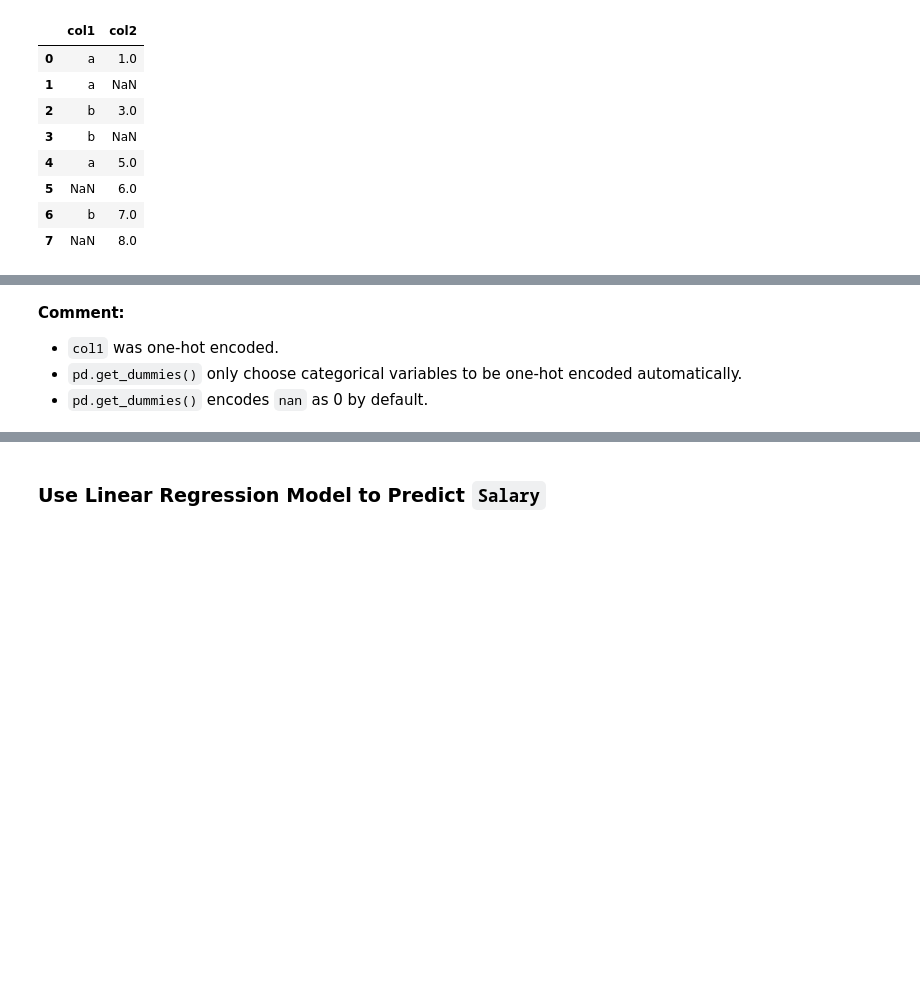
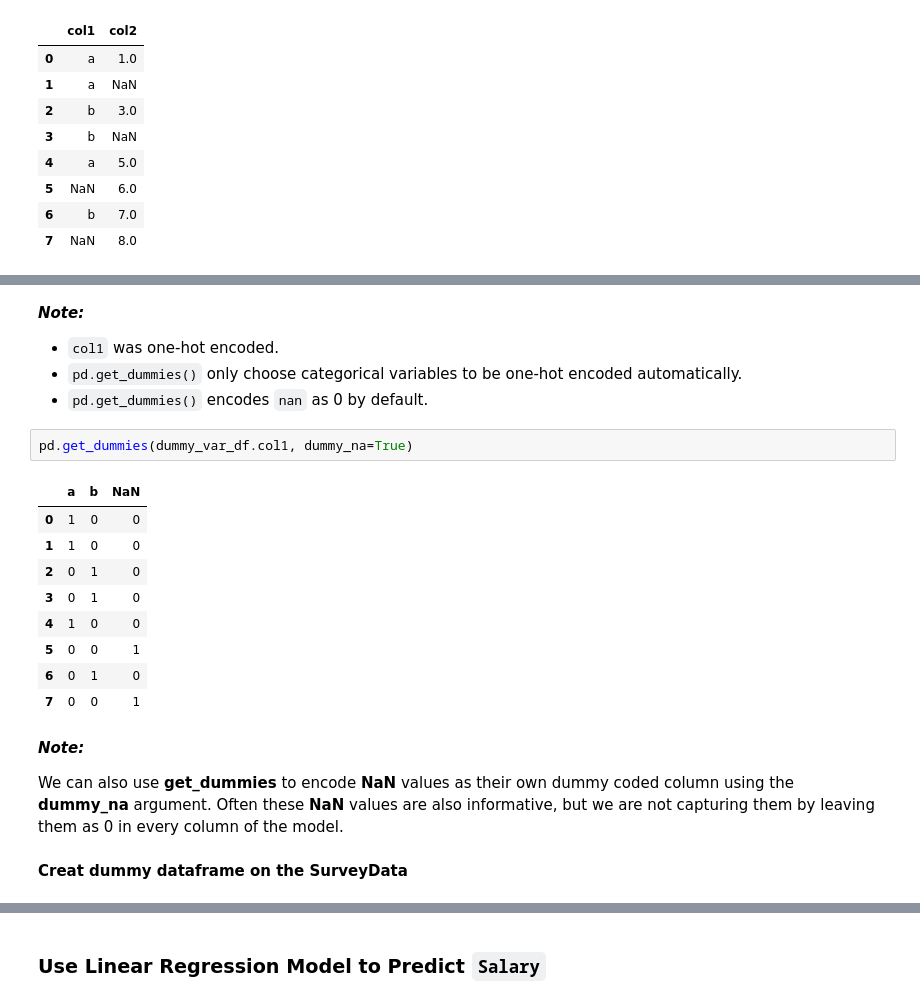
Before and after one commit to Alex-YuZ/SurveyDataAnalysis, a Jupyter notebook: SurveyDataAnalysis.ipynb, the cells around one changed output, grey strips where cells are left out. Saved outputs shown, nothing was run; the diff lists cells and outputs as text; blank space fills up the shorter version.

```diff
--- a/SurveyDataAnalysis.ipynb
+++ b/SurveyDataAnalysis.ipynb
@@ -1164,8 +1162,26 @@ pd.get_dummies(dummy_var_df, )
 | 6 | 7.0 | 0 | 1 |
 | 7 | 8.0 | 0 | 0 |
 # %% [markdown]
-**Comment:**
+___Note:___
 
 - `col1` was one-hot encoded.
 - `pd.get_dummies()` only choose categorical variables to be one-hot encoded automatically.
 - `pd.get_dummies()` encodes `nan` as 0 by default.
+# %%
+pd.get_dummies(dummy_var_df.col1, dummy_na=True)
+# %% [output]
+|  | a | b | NaN |
+| 0 | 1 | 0 | 0 |
+| 1 | 1 | 0 | 0 |
+| 2 | 0 | 1 | 0 |
+| 3 | 0 | 1 | 0 |
+| 4 | 1 | 0 | 0 |
+| 5 | 0 | 0 | 1 |
+| 6 | 0 | 1 | 0 |
+| 7 | 0 | 0 | 1 |
+# %% [markdown]
+___Note:___
+
+We can also use **get_dummies** to encode **NaN** values as their own dummy coded column using the **dummy_na** argument.  Often these **NaN** values are also informative, but we are not capturing them by leaving them as 0 in every column of the model.
+# %% [markdown]
+**Creat dummy dataframe on the SurveyData**
```
Also changed, not shown: parts of 10 cells of this notebook, 1 other file.
